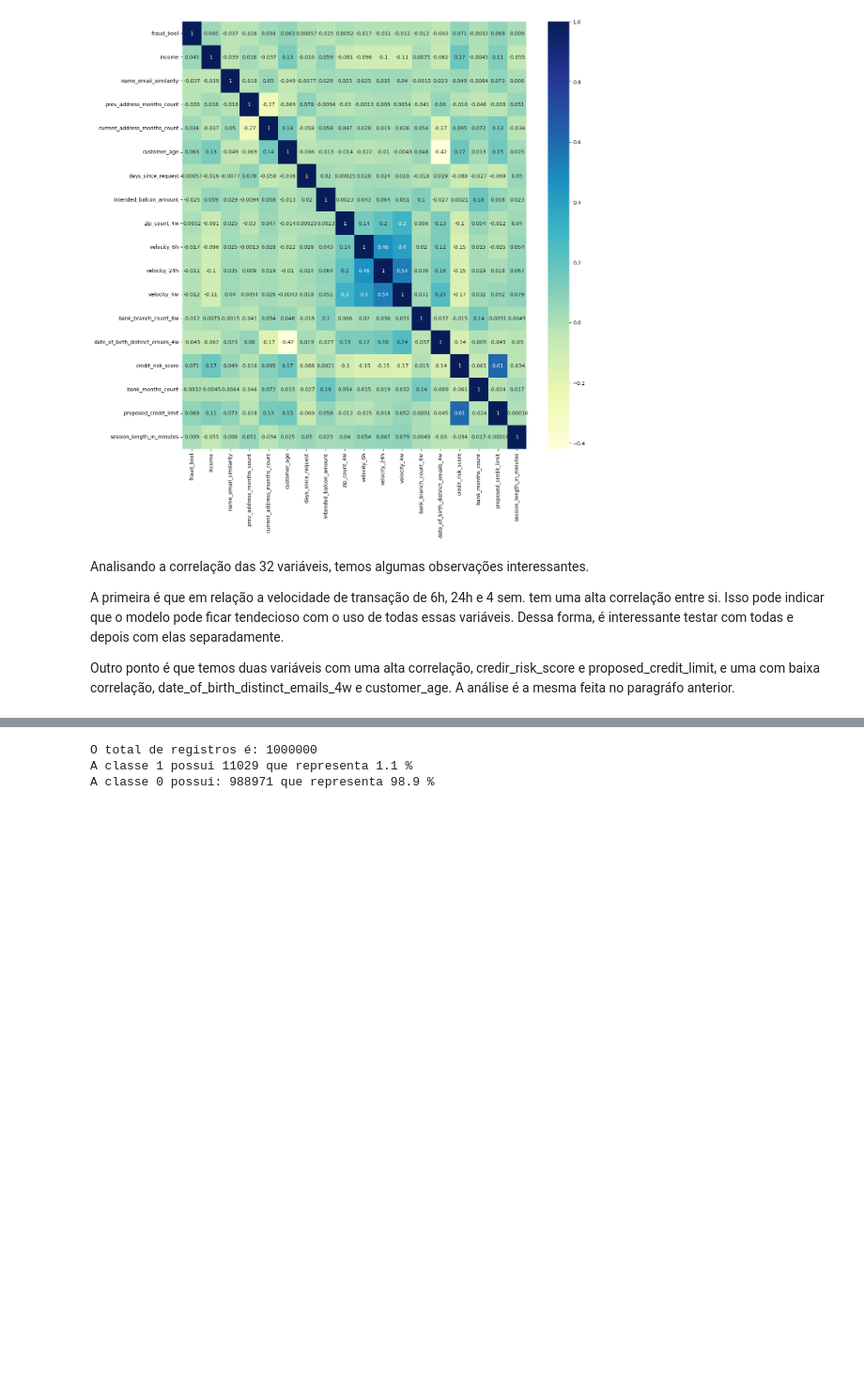
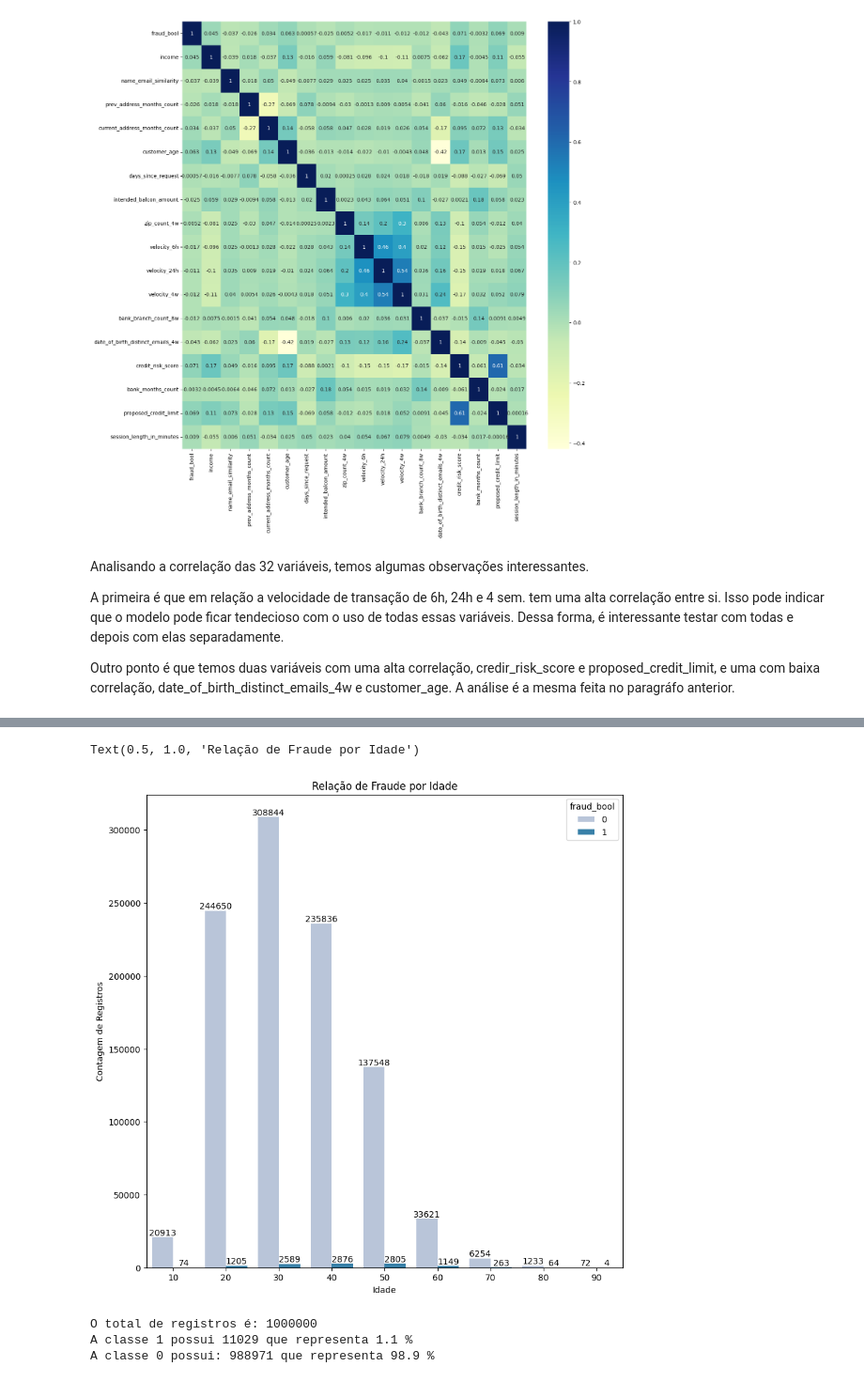
Before and after one commit to marcosmorais94/fraud_bankaccount, a Jupyter notebook: bank_fraud.ipynb, the cells around one changed output, grey strips where cells are left out. Shown at 94% size. Saved outputs shown, nothing was run; the diff lists cells and outputs as text; code cells hidden in the pictures; blank space fills up the shorter version.

```diff
--- a/bank_fraud.ipynb
+++ b/bank_fraud.ipynb
@@ -85,3 +96,19 @@ Outro ponto é que temos duas variáveis com uma alta correlação, credir_risk_
+# %%
+
+
+fig, ax = plt.subplots(figsize=(10, 10))
+graf_class = sns.countplot(x = 'customer_age',
+                           data = base,
+                           palette = 'PuBu',
+                           hue = 'fraud_bool')
+graf_class.bar_label(graf_class.containers[0])
+graf_class.bar_label(graf_class.containers[1])
+graf_class.set_xlabel('Idade')
+graf_class.set_ylabel('Contagem de Registros')
+graf_class.set_title('Relação de Fraude por Idade')
+# %% [output]
+Text(0.5, 1.0, 'Relação de Fraude por Idade')
+[figure, added]
 # %%
 # Gráfico para contagem de classes na variável Frad Bool (Variável target)
 graf_class = sns.countplot(x = 'fraud_bool', data = base, palette = 'PuBu')
```
Also changed, not shown: parts of 1 cell of this notebook.
